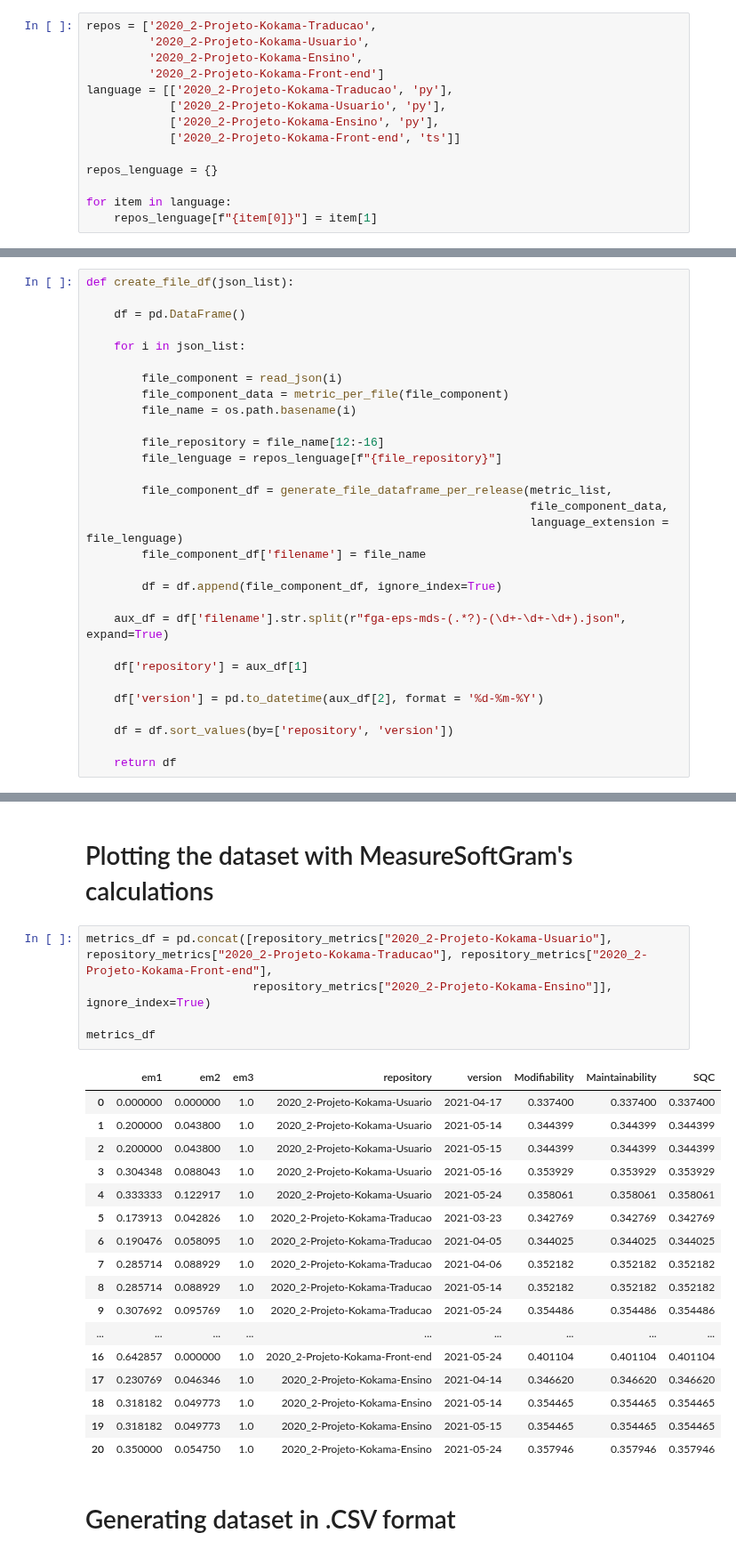
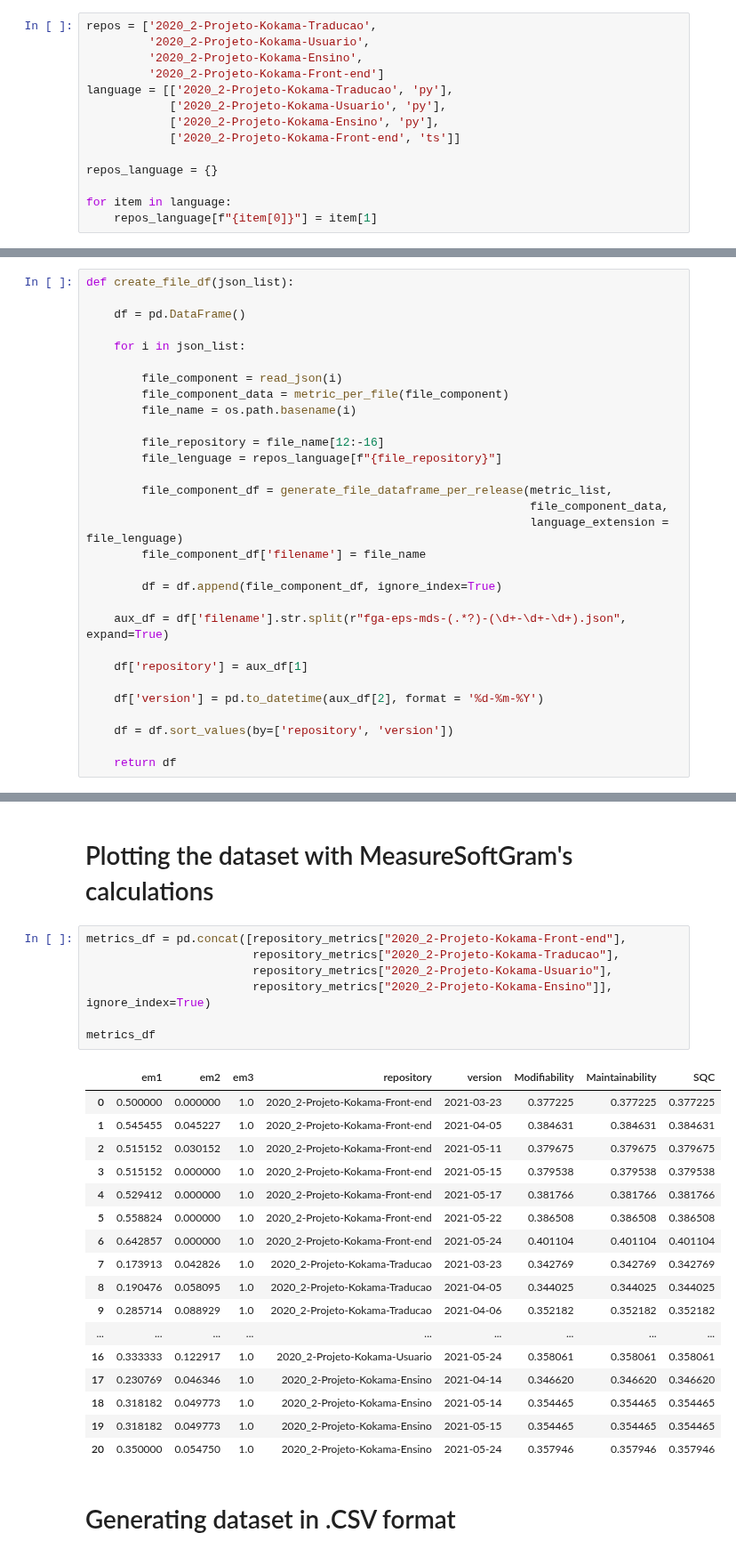
Before and after one commit to fga-eps-mds/MeasureSoftGram-Core, a Jupyter notebook: src/measuresoftgram-qrapid-fga-eps-mds-2020-2-KOKAMA.ipynb, the cells around one changed output, grey strips where cells are left out. Shown at 89% size. Saved outputs shown, nothing was run; the diff lists cells and outputs as text.

```diff
--- a/src/measuresoftgram-qrapid-fga-eps-mds-2020-2-KOKAMA.ipynb
+++ b/src/measuresoftgram-qrapid-fga-eps-mds-2020-2-KOKAMA.ipynb
@@ -40,10 +40,10 @@ language = [['2020_2-Projeto-Kokama-Traducao', 'py'],
             ['2020_2-Projeto-Kokama-Ensino', 'py'],
             ['2020_2-Projeto-Kokama-Front-end', 'ts']]
 
-repos_lenguage = {}
+repos_language = {}
 
 for item in language:
-    repos_lenguage[f"{item[0]}"] = item[1]
+    repos_language[f"{item[0]}"] = item[1]
 # %%
 # jsons = glob('siged-raw-data-08-05-2021/*.json')
 
@@ -192,7 +192,7 @@ def create_file_df(json_list):
         file_name = os.path.basename(i)
 
         file_repository = file_name[12:-16]
-        file_lenguage = repos_lenguage[f"{file_repository}"]
+        file_lenguage = repos_language[f"{file_repository}"]
 
         file_component_df = generate_file_dataframe_per_release(metric_list,
                                                                 file_component_data,
@@ -677,24 +678,26 @@ plt.ylim(.32,.45)
 # %% [markdown]
 # Plotting the dataset with MeasureSoftGram's calculations
 # %%
-metrics_df = pd.concat([repository_metrics["2020_2-Projeto-Kokama-Usuario"], repository_metrics["2020_2-Projeto-Kokama-Traducao"], repository_metrics["2020_2-Projeto-Kokama-Front-end"],
+metrics_df = pd.concat([repository_metrics["2020_2-Projeto-Kokama-Front-end"],
+                        repository_metrics["2020_2-Projeto-Kokama-Traducao"],
+                        repository_metrics["2020_2-Projeto-Kokama-Usuario"],
                         repository_metrics["2020_2-Projeto-Kokama-Ensino"]], ignore_index=True)
 
 metrics_df
 # %% [output]
 |  | em1 | em2 | em3 | repository | version | Modifiability | Maintainability | SQC |
-| 0 | 0.000000 | 0.000000 | 1.0 | 2020_2-Projeto-Kokama-Usuario | 2021-04-17 | 0.337400 | 0.337400 | 0.337400 |
-| 1 | 0.200000 | 0.043800 | 1.0 | 2020_2-Projeto-Kokama-Usuario | 2021-05-14 | 0.344399 | 0.344399 | 0.344399 |
-| 2 | 0.200000 | 0.043800 | 1.0 | 2020_2-Projeto-Kokama-Usuario | 2021-05-15 | 0.344399 | 0.344399 | 0.344399 |
-| 3 | 0.304348 | 0.088043 | 1.0 | 2020_2-Projeto-Kokama-Usuario | 2021-05-16 | 0.353929 | 0.353929 | 0.353929 |
-| 4 | 0.333333 | 0.122917 | 1.0 | 2020_2-Projeto-Kokama-Usuario | 2021-05-24 | 0.358061 | 0.358061 | 0.358061 |
-| 5 | 0.173913 | 0.042826 | 1.0 | 2020_2-Projeto-Kokama-Traducao | 2021-03-23 | 0.342769 | 0.342769 | 0.342769 |
-| 6 | 0.190476 | 0.058095 | 1.0 | 2020_2-Projeto-Kokama-Traducao | 2021-04-05 | 0.344025 | 0.344025 | 0.344025 |
-| 7 | 0.285714 | 0.088929 | 1.0 | 2020_2-Projeto-Kokama-Traducao | 2021-04-06 | 0.352182 | 0.352182 | 0.352182 |
-| 8 | 0.285714 | 0.088929 | 1.0 | 2020_2-Projeto-Kokama-Traducao | 2021-05-14 | 0.352182 | 0.352182 | 0.352182 |
-| 9 | 0.307692 | 0.095769 | 1.0 | 2020_2-Projeto-Kokama-Traducao | 2021-05-24 | 0.354486 | 0.354486 | 0.354486 |
+| 0 | 0.500000 | 0.000000 | 1.0 | 2020_2-Projeto-Kokama-Front-end | 2021-03-23 | 0.377225 | 0.377225 | 0.377225 |
+| 1 | 0.545455 | 0.045227 | 1.0 | 2020_2-Projeto-Kokama-Front-end | 2021-04-05 | 0.384631 | 0.384631 | 0.384631 |
+| 2 | 0.515152 | 0.030152 | 1.0 | 2020_2-Projeto-Kokama-Front-end | 2021-05-11 | 0.379675 | 0.379675 | 0.379675 |
+| 3 | 0.515152 | 0.000000 | 1.0 | 2020_2-Projeto-Kokama-Front-end | 2021-05-15 | 0.379538 | 0.379538 | 0.379538 |
+| 4 | 0.529412 | 0.000000 | 1.0 | 2020_2-Projeto-Kokama-Front-end | 2021-05-17 | 0.381766 | 0.381766 | 0.381766 |
+| 5 | 0.558824 | 0.000000 | 1.0 | 2020_2-Projeto-Kokama-Front-end | 2021-05-22 | 0.386508 | 0.386508 | 0.386508 |
+| 6 | 0.642857 | 0.000000 | 1.0 | 2020_2-Projeto-Kokama-Front-end | 2021-05-24 | 0.401104 | 0.401104 | 0.401104 |
+| 7 | 0.173913 | 0.042826 | 1.0 | 2020_2-Projeto-Kokama-Traducao | 2021-03-23 | 0.342769 | 0.342769 | 0.342769 |
+| 8 | 0.190476 | 0.058095 | 1.0 | 2020_2-Projeto-Kokama-Traducao | 2021-04-05 | 0.344025 | 0.344025 | 0.344025 |
+| 9 | 0.285714 | 0.088929 | 1.0 | 2020_2-Projeto-Kokama-Traducao | 2021-04-06 | 0.352182 | 0.352182 | 0.352182 |
 | ... | ... | ... | ... | ... | ... | ... | ... | ... |
-| 16 | 0.642857 | 0.000000 | 1.0 | 2020_2-Projeto-Kokama-Front-end | 2021-05-24 | 0.401104 | 0.401104 | 0.401104 |
+| 16 | 0.333333 | 0.122917 | 1.0 | 2020_2-Projeto-Kokama-Usuario | 2021-05-24 | 0.358061 | 0.358061 | 0.358061 |
 | 17 | 0.230769 | 0.046346 | 1.0 | 2020_2-Projeto-Kokama-Ensino | 2021-04-14 | 0.346620 | 0.346620 | 0.346620 |
 | 18 | 0.318182 | 0.049773 | 1.0 | 2020_2-Projeto-Kokama-Ensino | 2021-05-14 | 0.354465 | 0.354465 | 0.354465 |
 | 19 | 0.318182 | 0.049773 | 1.0 | 2020_2-Projeto-Kokama-Ensino | 2021-05-15 | 0.354465 | 0.354465 | 0.354465 |
```
Also changed, not shown: parts of 14 cells of this notebook.
